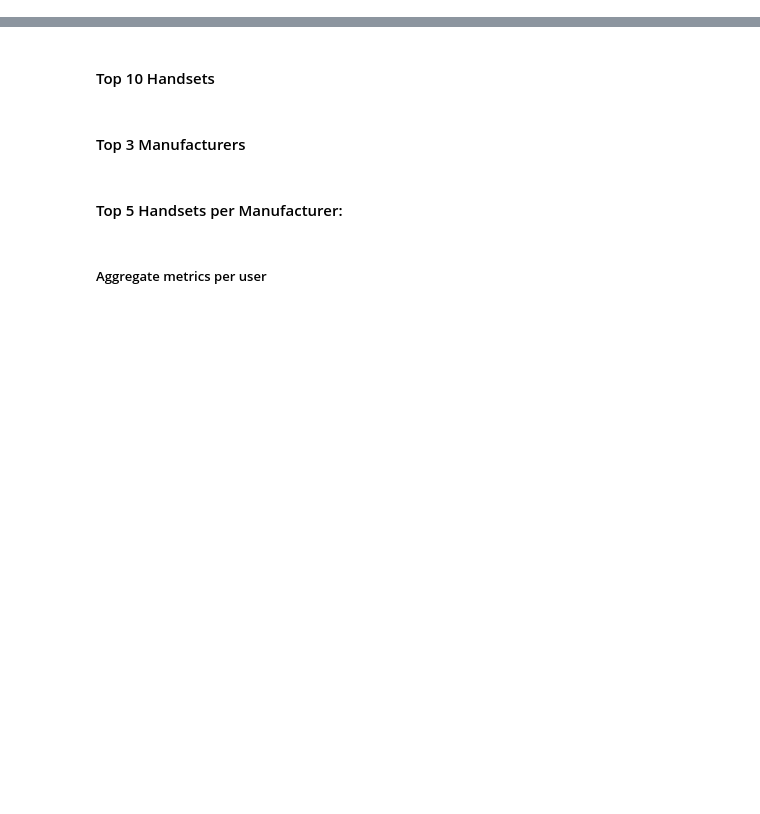
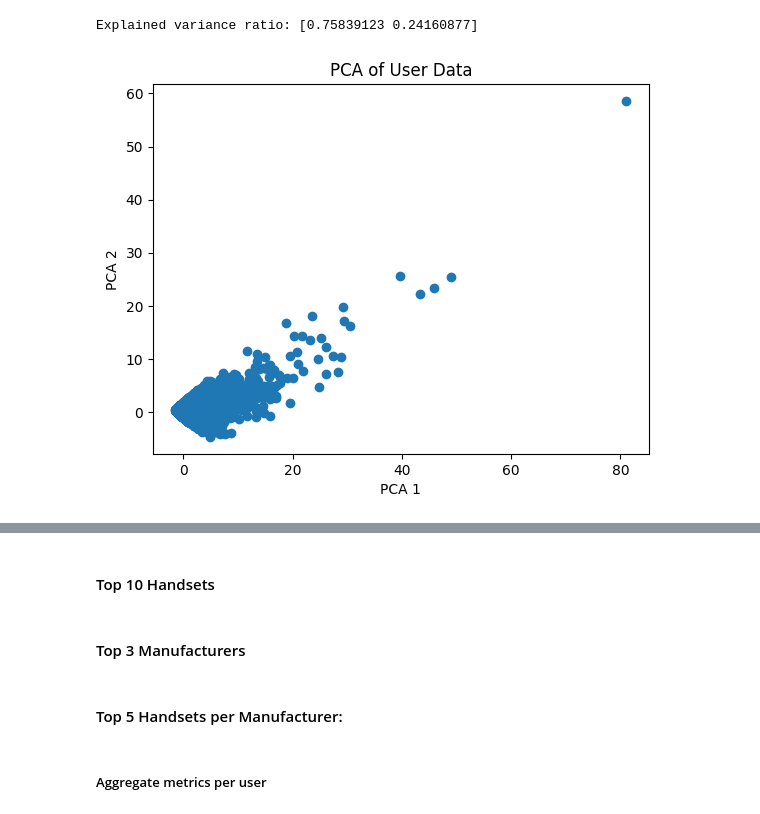
Before and after one commit to abenaacs/Week-2-TellCo-Mobile-Service-Provider, a Jupyter notebook: notebooks/user_overview_analysis.ipynb, the cells around one changed output, grey strips where cells are left out. Cells and saved outputs as stored; diff of their text form; code cells hidden in the pictures; blank space fills up the shorter version.

```diff
--- a/notebooks/user_overview_analysis.ipynb
+++ b/notebooks/user_overview_analysis.ipynb
@@ -29,0 +27,17 @@ print(df.describe())
+# %%
+import pandas as pd
+
+# Load dataset
+df = pd.read_excel('../data/Week2_challenge_data_source.xlsx')
+
+# Top 10 handsets
+top_handsets = df['Handset Type'].value_counts().head(10)
+
+# Top 3 manufacturers
+df['Handset Manufacturer'] = df['Handset Type'].str.split().str[0]  # Assuming manufacturer is prefix
+top_manufacturers = df['Handset Manufacturer'].value_counts().head(3)
+
+# Top 5 handsets for each top manufacturer
+for manufacturer in top_manufacturers.index:
+    print(f"Top handsets for {manufacturer}:")
+    print(df[df['Handset Manufacturer'] == manufacturer]['Handset Type'].value_counts().head(5))
@@ -29,0 +258,38 @@ print(df.describe())
+# %%
+from sklearn.decomposition import PCA
+from sklearn.preprocessing import StandardScaler
+
+# Prepare data for PCA (use relevant columns from user_data)
+# Assuming you want to use columns like 'total_duration', 'total_dl', 'total_ul', 'total_data', etc.
+# Ensure you select numerical columns that are relevant to PCA
+
+columns_to_use = ['total_duration','total_data']
+app_data = user_data[columns_to_use]
+
+# Standardizing the data
+scaler = StandardScaler()
+scaled_data = scaler.fit_transform(app_data)
+
+# Initialize PCA
+pca = PCA(n_components=2)  # Reduce to 2 components, or any other number you prefer
+
+# Fit PCA on the scaled data
+pca_result = pca.fit_transform(scaled_data)
+
+# You can now add the PCA components back to the original DataFrame or explore them
+user_data['PCA1'] = pca_result[:, 0]
+user_data['PCA2'] = pca_result[:, 1]
+
+# Explained variance ratio
+print(f'Explained variance ratio: {pca.explained_variance_ratio_}')
+
+# Visualize the result (optional, for example, with a scatter plot)
+import matplotlib.pyplot as plt
+plt.scatter(user_data['PCA1'], user_data['PCA2'])
+plt.xlabel('PCA 1')
+plt.ylabel('PCA 2')
+plt.title('PCA of User Data')
+plt.show()
+# %% [output]
+Explained variance ratio: [0.75839123 0.24160877]
+[figure, added]
```
Also changed, not shown: parts of 56 cells of this notebook.
